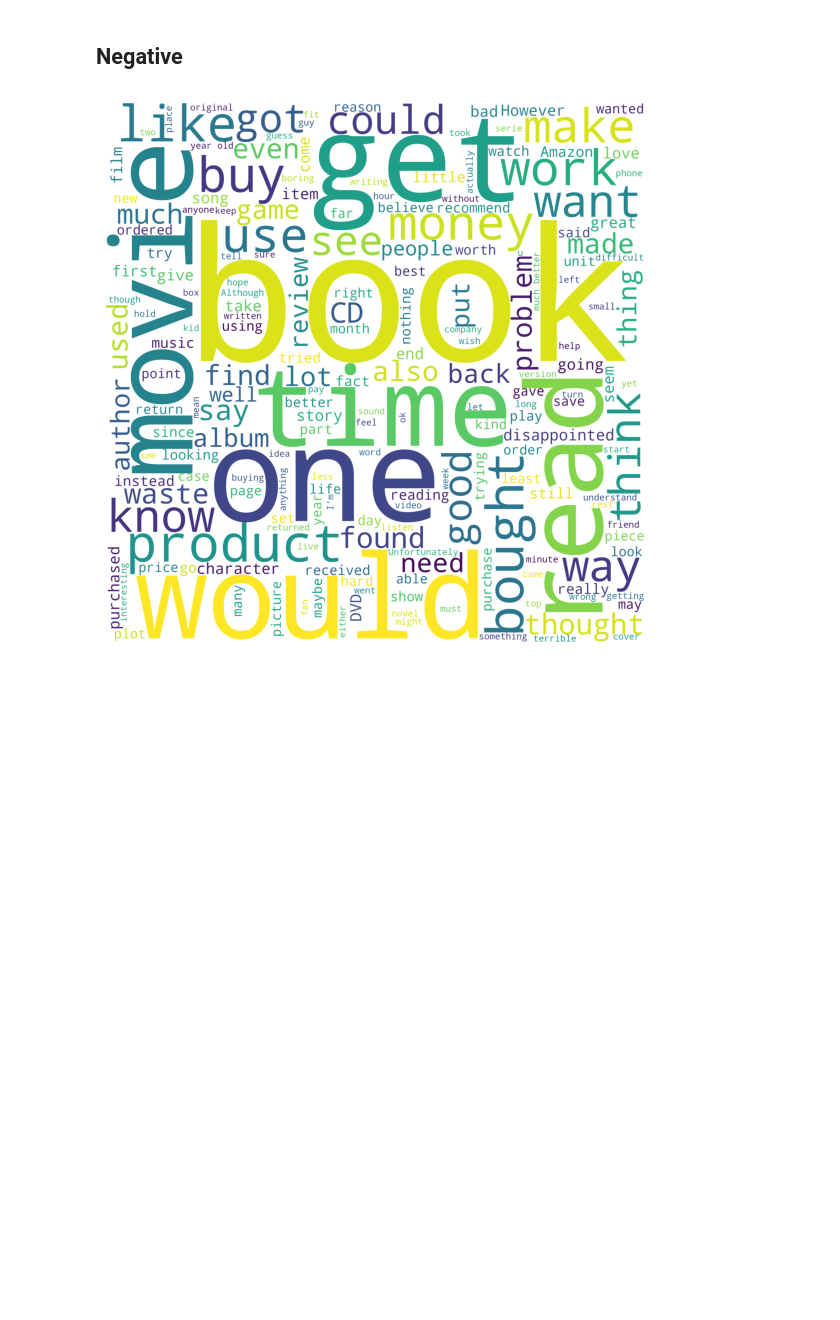
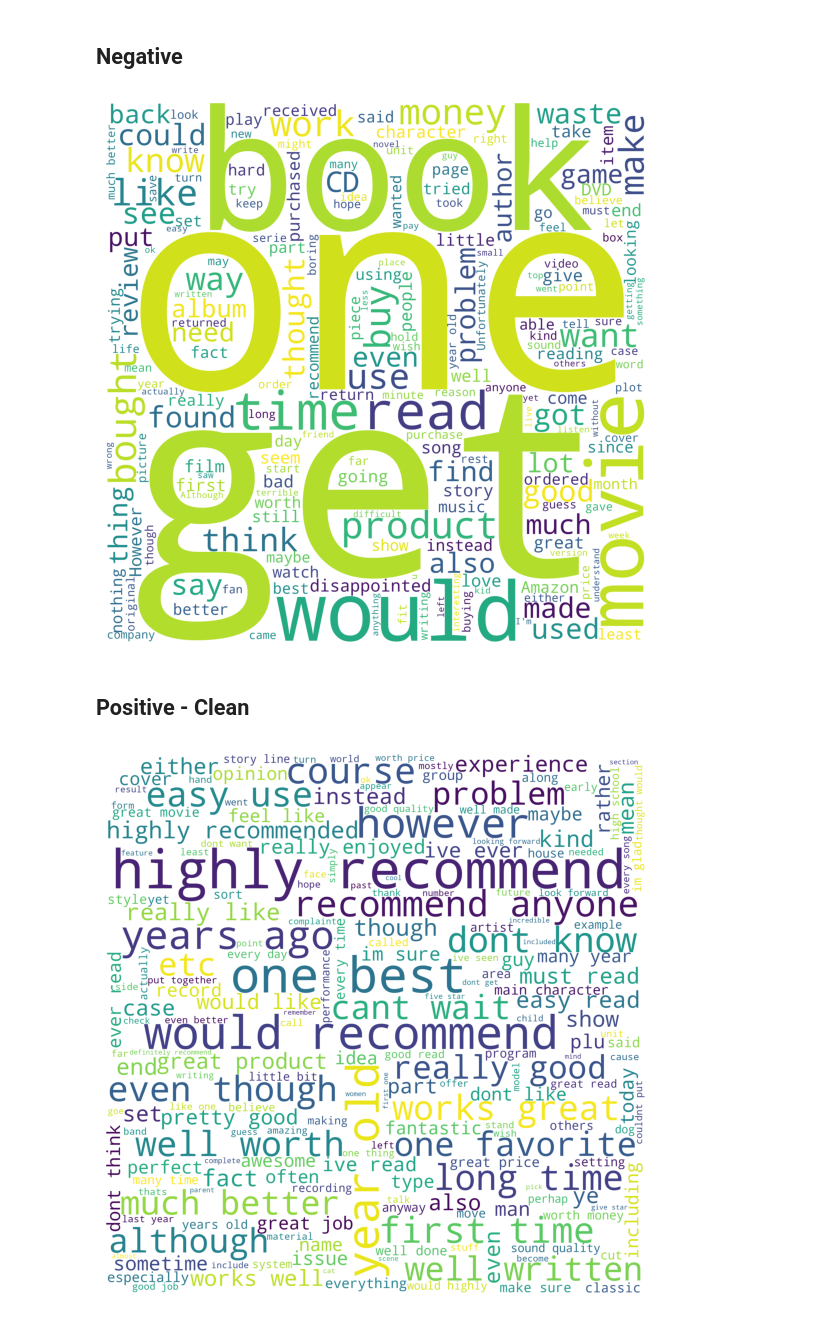
Before and after one commit to alexbean55/AmazonReviews, a Jupyter notebook: code/eda.ipynb, the cells around one changed output. Cells and saved outputs as stored; diff of their text form; code cells hidden in the pictures; blank space fills up the shorter version.

```diff
--- a/code/eda.ipynb
+++ b/code/eda.ipynb
@@ -129,7 +312,14 @@ wordcloud_draw(positive, 'white')
 # %% [markdown]
 ## Negative
 # %%
-negative = train_data[train_data['polarity'] == 1]['text']
+negative = df_text[df_text['polarity'] == 1]['text'].fillna('')
 wordcloud_draw(negative, 'white')
 # %% [output]
-[figure, old version]
+[figure, new version]
+# %% [markdown]
+## Positive - Clean
+# %%
+positive_clean = df_text[df_text['polarity'] == 2]['text_cleaned'].fillna('')
+wordcloud_draw(positive_clean, 'white')
+# %% [output]
+[figure, added]
```
Also changed, not shown: parts of 16 cells of this notebook, 1 other file.
